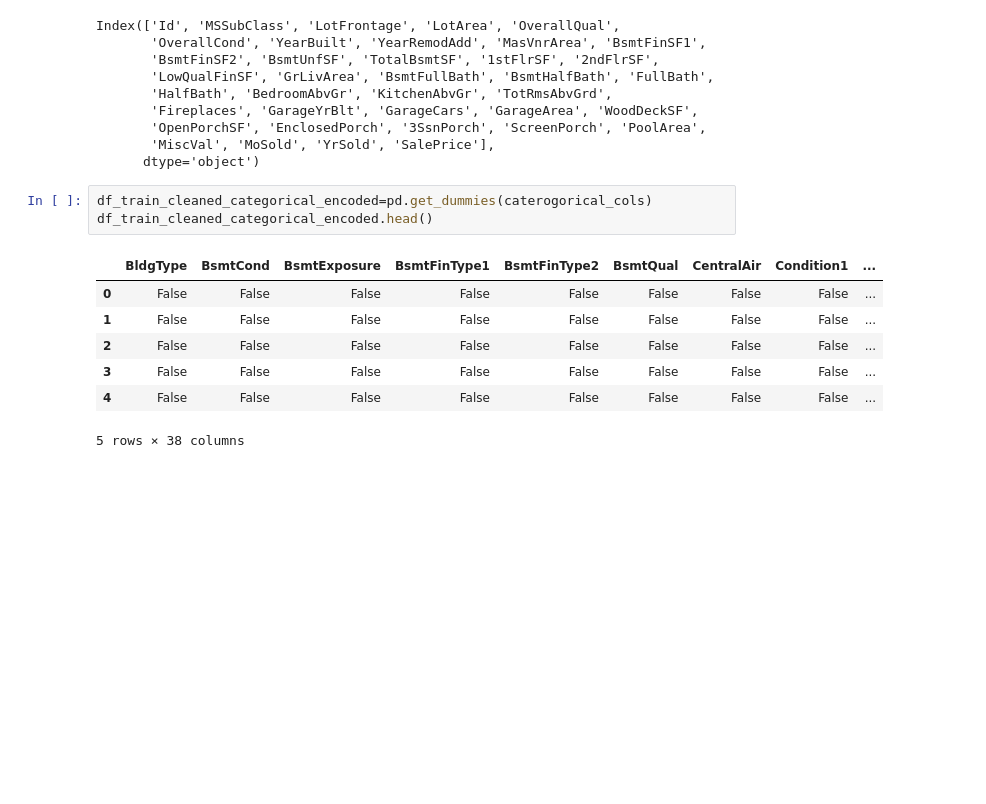
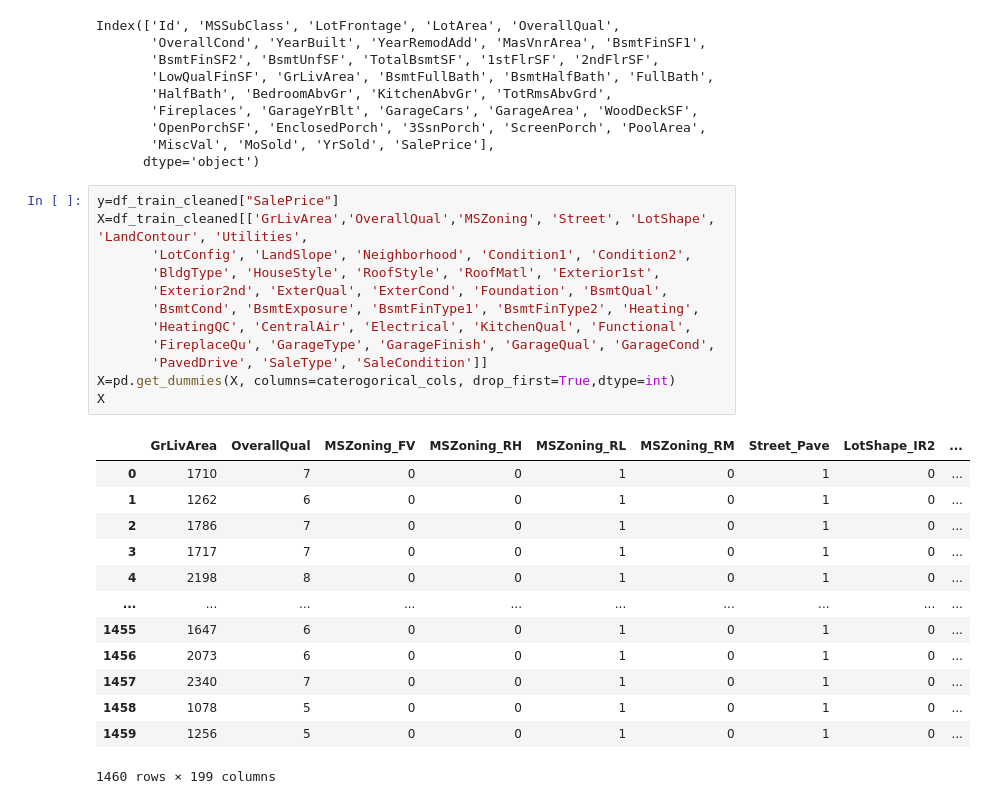
Before and after one commit to Angela-Mukulu-Mwanzia/Phase_3_House-Prices_Feature_engineering, a Jupyter notebook: Index_Gilbert.ipynb, the cells around one changed output. Drawn from its saved outputs; the diff is of its cells as text; blank space fills up the shorter version.

```diff
--- a/Index_Gilbert.ipynb
+++ b/Index_Gilbert.ipynb
@@ -353,14 +359,29 @@ Index(['Id', 'MSSubClass', 'LotFrontage', 'LotArea', 'OverallQual',
        'OpenPorchSF', 'EnclosedPorch', '3SsnPorch', 'ScreenPorch', 'PoolArea',
        'MiscVal', 'MoSold', 'YrSold', 'SalePrice'],
       dtype='object')
-# %%
-df_train_cleaned_categorical_encoded=pd.get_dummies(caterogorical_cols)
-df_train_cleaned_categorical_encoded.head()
-# %% [output]
-|  | BldgType | BsmtCond | BsmtExposure | BsmtFinType1 | BsmtFinType2 | BsmtQual | CentralAir | Condition1 | ... |
-| 0 | False | False | False | False | False | False | False | False | ... |
-| 1 | False | False | False | False | False | False | False | False | ... |
-| 2 | False | False | False | False | False | False | False | False | ... |
-| 3 | False | False | False | False | False | False | False | False | ... |
-| 4 | False | False | False | False | False | False | False | False | ... |
-5 rows × 38 columns
+# %%
+y=df_train_cleaned["SalePrice"]
+X=df_train_cleaned[['GrLivArea','OverallQual','MSZoning', 'Street', 'LotShape', 'LandContour', 'Utilities',
+       'LotConfig', 'LandSlope', 'Neighborhood', 'Condition1', 'Condition2',
+       'BldgType', 'HouseStyle', 'RoofStyle', 'RoofMatl', 'Exterior1st',
+       'Exterior2nd', 'ExterQual', 'ExterCond', 'Foundation', 'BsmtQual',
+       'BsmtCond', 'BsmtExposure', 'BsmtFinType1', 'BsmtFinType2', 'Heating',
+       'HeatingQC', 'CentralAir', 'Electrical', 'KitchenQual', 'Functional',
+       'FireplaceQu', 'GarageType', 'GarageFinish', 'GarageQual', 'GarageCond',
+       'PavedDrive', 'SaleType', 'SaleCondition']]
+X=pd.get_dummies(X, columns=caterogorical_cols, drop_first=True,dtype=int)
+X
+# %% [output]
+|  | GrLivArea | OverallQual | MSZoning_FV | MSZoning_RH | MSZoning_RL | MSZoning_RM | Street_Pave | LotShape_IR2 | ... |
+| 0 | 1710 | 7 | 0 | 0 | 1 | 0 | 1 | 0 | ... |
+| 1 | 1262 | 6 | 0 | 0 | 1 | 0 | 1 | 0 | ... |
+| 2 | 1786 | 7 | 0 | 0 | 1 | 0 | 1 | 0 | ... |
+| 3 | 1717 | 7 | 0 | 0 | 1 | 0 | 1 | 0 | ... |
+| 4 | 2198 | 8 | 0 | 0 | 1 | 0 | 1 | 0 | ... |
+| ... | ... | ... | ... | ... | ... | ... | ... | ... | ... |
+| 1455 | 1647 | 6 | 0 | 0 | 1 | 0 | 1 | 0 | ... |
+| 1456 | 2073 | 6 | 0 | 0 | 1 | 0 | 1 | 0 | ... |
+| 1457 | 2340 | 7 | 0 | 0 | 1 | 0 | 1 | 0 | ... |
+| 1458 | 1078 | 5 | 0 | 0 | 1 | 0 | 1 | 0 | ... |
+| 1459 | 1256 | 5 | 0 | 0 | 1 | 0 | 1 | 0 | ... |
+1460 rows × 199 columns
```
Also changed, not shown: parts of 12 cells of this notebook.
